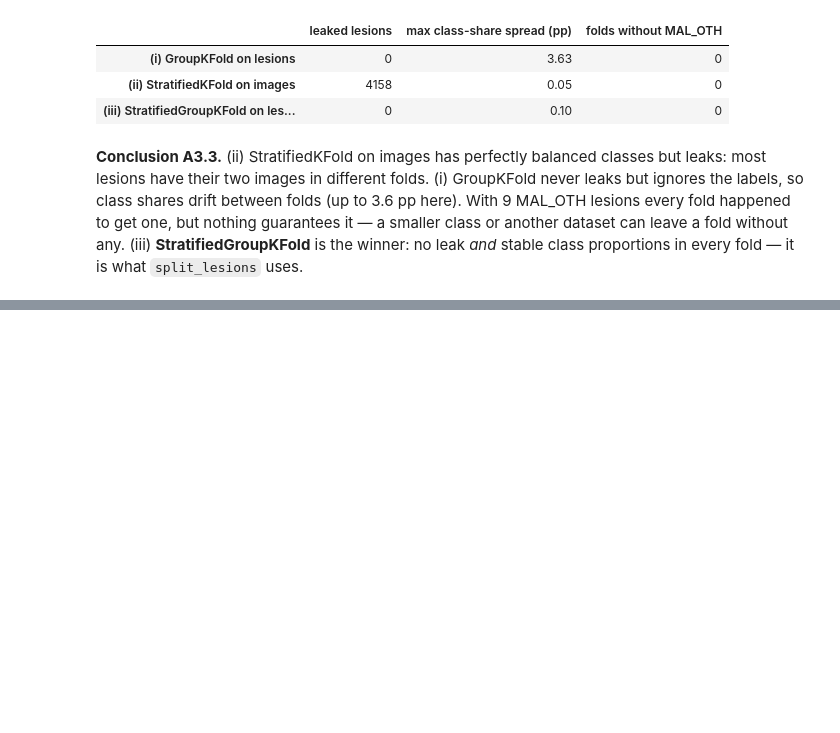
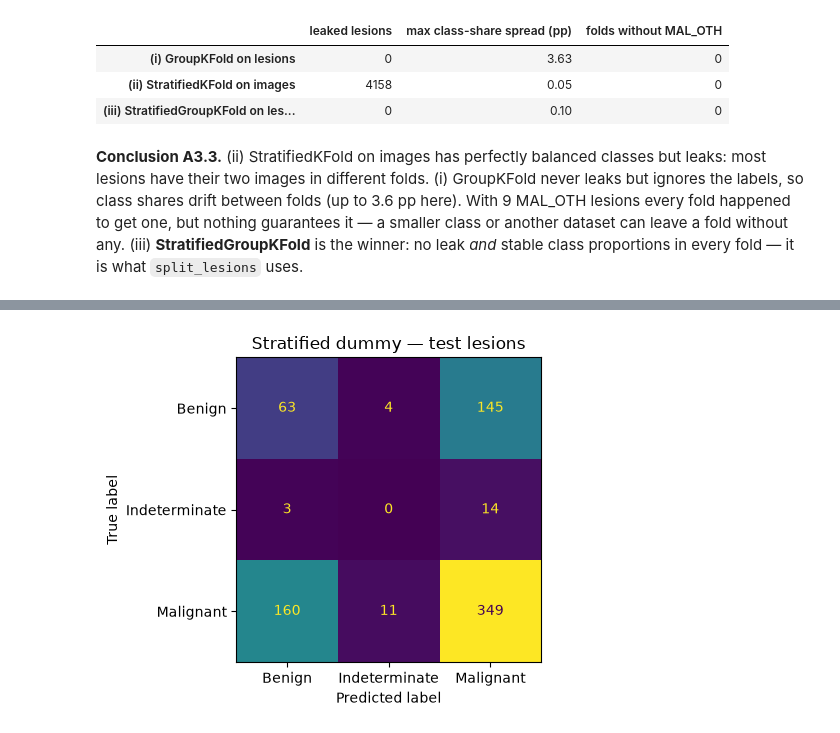
Before and after one commit to Lio02/milk10k-cv, a Jupyter notebook: notebooks/homework_part_a.ipynb, the cells around one changed output, grey strips where cells are left out. Saved outputs shown, nothing was run; the diff lists cells and outputs as text; code cells hidden in the pictures; blank space fills up the shorter version.

Commit message:
A3.4: dummy baselines, metrics and cost matrix

```diff
--- a/notebooks/homework_part_a.ipynb
+++ b/notebooks/homework_part_a.ipynb
@@ -503,0 +507,22 @@ pd.DataFrame.from_dict(res, orient="index")
+# %%
+from sklearn.dummy import DummyClassifier
+from sklearn.metrics import ConfusionMatrixDisplay, accuracy_score, confusion_matrix, f1_score
+
+dx1 = config.DX1_CLASSES                          # ["Benign", "Indeterminate", "Malignant"]
+lt = lesion_table.set_index("lesion_id")
+y_train, y_test = lt.loc[train_ids, "diagnosis_1"], lt.loc[test_ids, "diagnosis_1"]
+X_train, X_test = np.zeros((len(y_train), 1)), np.zeros((len(y_test), 1))   # dummies ignore X
+
+dummies = {
+    "always Malignant": DummyClassifier(strategy="constant", constant="Malignant"),
+    "always Benign": DummyClassifier(strategy="constant", constant="Benign"),
+    "stratified": DummyClassifier(strategy="stratified", random_state=SEED),
+    "uniform": DummyClassifier(strategy="uniform", random_state=SEED),
+}
+preds = {name: d.fit(X_train, y_train).predict(X_test) for name, d in dummies.items()}
+metrics = pd.DataFrame({
+    name: {"accuracy": accuracy_score(y_test, p),
+           "balanced accuracy": balanced_accuracy_score(y_test, p),
+           "macro F1": f1_score(y_test, p, average="macro", zero_division=0)}
+    for name, p in preds.items()}).T.round(3)
+metrics
@@ -503,0 +535,7 @@ pd.DataFrame.from_dict(res, orient="index")
+# %%
+fig, ax = plt.subplots(figsize=(4.5, 4))
+ConfusionMatrixDisplay.from_predictions(y_test, preds["stratified"], labels=dx1, ax=ax, colorbar=False)
+ax.set_title("Stratified dummy — test lesions")
+fig.tight_layout()
+# %% [output]
+[figure, added]
```
Also changed, not shown: parts of 6 cells of this notebook.
